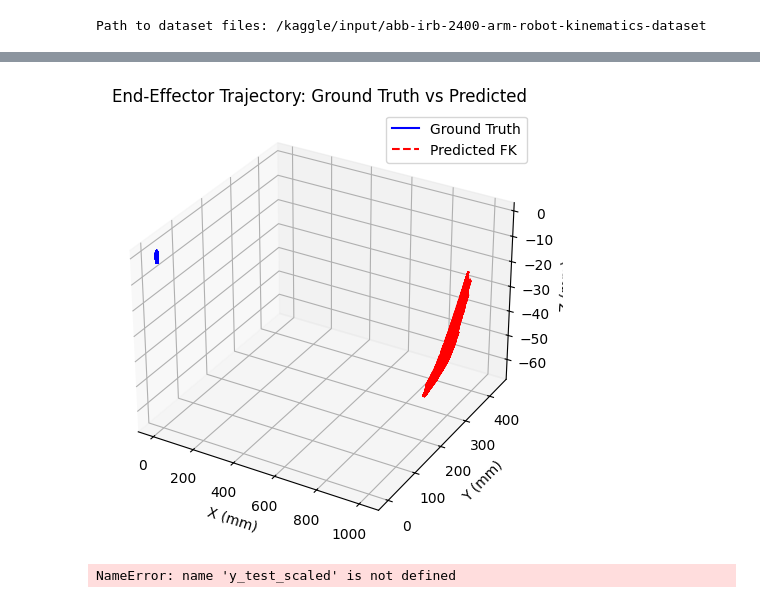
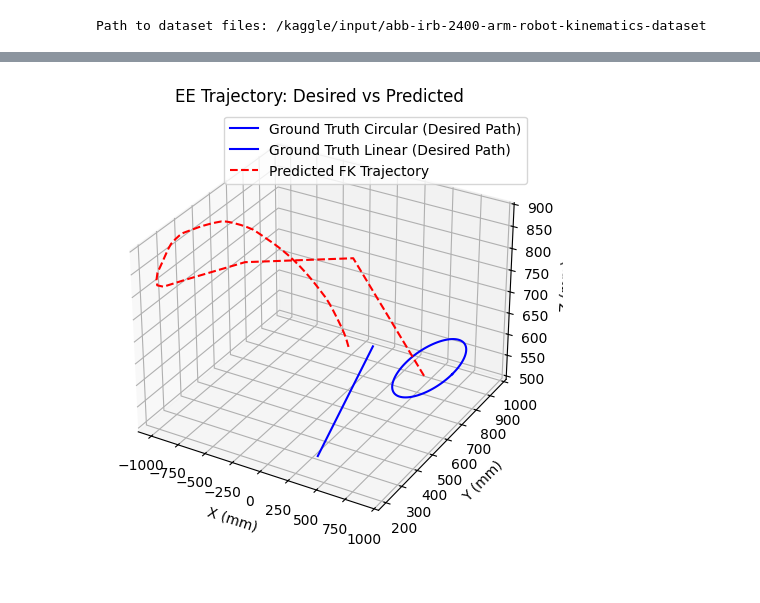
Before and after one commit to schaeffer-thom/ML-projects, a Jupyter notebook: IK_6dof.ipynb, the cells around one changed output, grey strips where cells are left out. Drawn from its saved outputs; the diff is of its cells as text; code cells hidden in the pictures.

```diff
--- a/IK_6dof.ipynb
+++ b/IK_6dof.ipynb
@@ -152,0 +143,2 @@ plot_trajectory(trajectory)
+# %%
+model = tf.keras.models.load_model('/ik_model.keras')
@@ -153,37 +263,40 @@ plot_trajectory(trajectory)
+# %%
+# --- Forward kinematics to get predicted EE positions ---
+def get_end_effector_positions(joint_trajectory):
+    positions = []
+    for joint_angles in joint_trajectory:
+        T = forward_kinematics(joint_angles)
+        pos = T[:3, 3]  # Extract x, y, z
+        positions.append(pos)
+    return np.array(positions)
+
+
+#predicted_positions = get_end_effector_positions(pred_joint_angles)
+predicted_positions = get_end_effector_positions(joint_trajectory)
 # %%
-import numpy as np
 import matplotlib.pyplot as plt
 
-# Predict joint angles from end-effector poses
-X_test_scaled = scaler_X.transform(X_test)
-y_pred_scaled = model.predict(X_test_scaled)
-y_pred = scaler_y.inverse_transform(y_pred_scaled)
+# -----PLOTTING-----
 
-# Compute predicted EE positions using FK
-def get_end_effector_positions(joint_trajectory):
-    positions = []
-    for joint_angles in joint_trajectory:
-        T = forward_kinematics(joint_angles)
-        pos = T[:3, 3]  # Extract x, y, z
-        positions.append(pos)
-    return np.array(positions)
-
-predicted_positions = get_end_effector_positions(y_pred)
-ground_truth_positions = X_test[:, :3]  # Use only XYZ for plotting
-
-# Plotting
 fig = plt.figure()
 ax = fig.add_subplot(111, projection='3d')
 
-ax.plot(ground_truth_positions[:, 0], ground_truth_positions[:, 1], ground_truth_positions[:, 2],
-        'b-', label='Ground Truth')
+# Ground truth circular path
+ax.plot(circular_path[:, 0], circular_path[:, 1], circular_path[:, 2],
+        'b-', label='Ground Truth Circular (Desired Path)')
+
+# Ground truth linear path
+ax.plot(linear_path[:, 0], linear_path[:, 1], linear_path[:, 2],
+        'b-', label='Ground Truth Linear (Desired Path)')
+
+# Predicted FK path
 ax.plot(predicted_positions[:, 0], predicted_positions[:, 1], predicted_positions[:, 2],
-        'r--', label='Predicted FK')
+        'r--', label='Predicted FK Trajectory')
 
 ax.set_xlabel('X (mm)')
 ax.set_ylabel('Y (mm)')
 ax.set_zlabel('Z (mm)')
-ax.set_title('End-Effector Trajectory: Ground Truth vs Predicted')
+ax.set_title('EE Trajectory: Desired vs Predicted')
 ax.legend()
 plt.tight_layout()
 plt.show()
@@ -193,12 +304 @@ plt.show()
-[figure, old version]
+[figure, new version]
-# %%
-from sklearn.metrics import mean_squared_error
-
-y_pred_deg = scaler_y.inverse_transform(y_pred_scaled)
-y_true_deg = scaler_y.inverse_transform(y_test_scaled)
-
-mse_deg = mean_squared_error(y_true_deg, y_pred_deg)
-print("MSE in degrees:", mse_deg)
-print("RMSE in degrees:", np.sqrt(mse_deg))
-# %% [output]
-NameError: name 'y_test_scaled' is not defined
```
Also changed, not shown: parts of 12 cells of this notebook.
